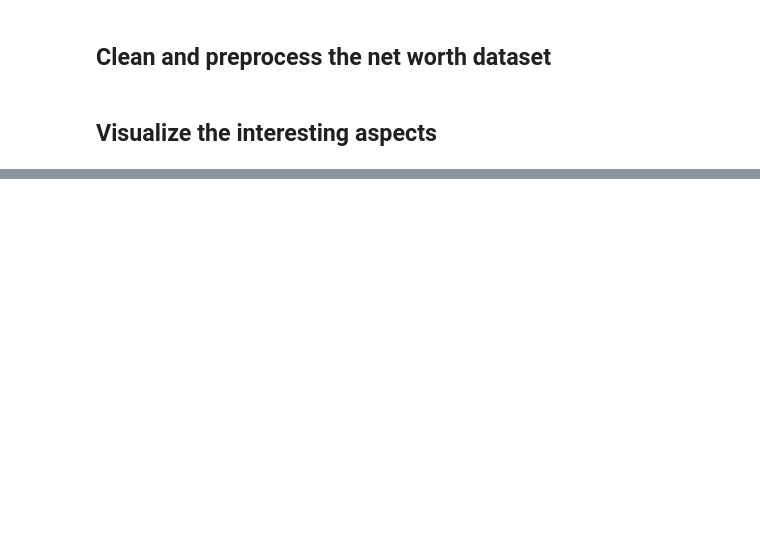
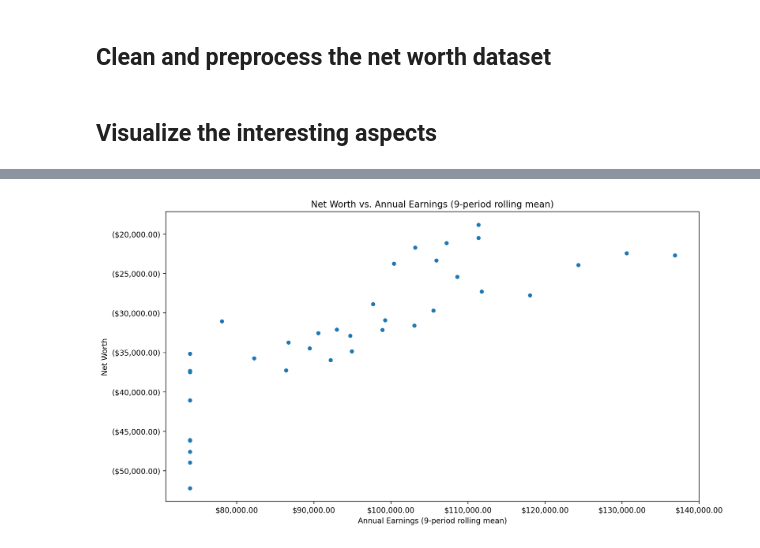
Before and after one commit to dbabbitt/notebooks, a Jupyter notebook: curve_fitting/Net Worth by Date.ipynb, the cells around one changed output, grey strips where cells are left out. Drawn from its saved outputs; the diff is of its cells as text; code cells hidden in the pictures; blank space fills up the shorter version.

```diff
--- a/curve_fitting/Net Worth by Date.ipynb
+++ b/curve_fitting/Net Worth by Date.ipynb
@@ -179,0 +365,45 @@ Record Date where Exponential Decay Fit equals zero Net Worth: Wednesday, August
+# %%
+
+if 'record_date' not in net_worth_df.columns: net_worth_df = net_worth_df.reset_index(drop=False)
+net_worth_df['start_year'] = net_worth_df.record_date.map(lambda x: x.year)
+df = net_worth_df.merge(annual_earnings_df, on=['start_year']).sort_values(['record_date'])
+window = 9
+df['rolling_earnings'] = df.annual_earnings.rolling(window=window, min_periods=1).mean()
+
+# Create the figure and subplot
+fig_height = 6
+fig, ax = plt.subplots(figsize=(fig_height*nu.twitter_aspect_ratio, fig_height))
+fig.tight_layout()
+
+# Extract unique annual earnings values and set them as xticks
+# unique_earnings = df.annual_earnings.unique()
+# ax.set_xticks(unique_earnings)
+
+df.plot(x='rolling_earnings', y='net_worth', kind='scatter', ax=ax)
+
+# Add currency markers and commas to the x ticks
+xticklabels_list = []
+for text_obj in ax.get_xticklabels():
+    text_obj.set_text(locale.currency(text_obj.get_position()[0], grouping=True))
+    xticklabels_list.append(text_obj)
+ax.set_xticklabels(xticklabels_list)
+
+# Add currency markers and commas to the y ticks
+yticklabels_list = []
+for text_obj in ax.get_yticklabels():
+    text_obj.set_text(locale.currency(text_obj.get_position()[1], grouping=True))
+    yticklabels_list.append(text_obj)
+ax.set_yticklabels(yticklabels_list)
+# print(yticklabels_list)
+
+# Set labels, legend, and title
+xlabel = f'Annual Earnings ({window}-period rolling mean)'
+ylabel = 'Net Worth'
+ax.set_xlabel(f'{xlabel}')
+ax.set_ylabel(f'{ylabel}')
+ax.set_title(f'{ylabel} vs. {xlabel}')
+
+# Show the plot
+plt.show()
+# %% [output]
+[figure, added]
```
Also changed, not shown: parts of 17 cells of this notebook, 7 other files.
